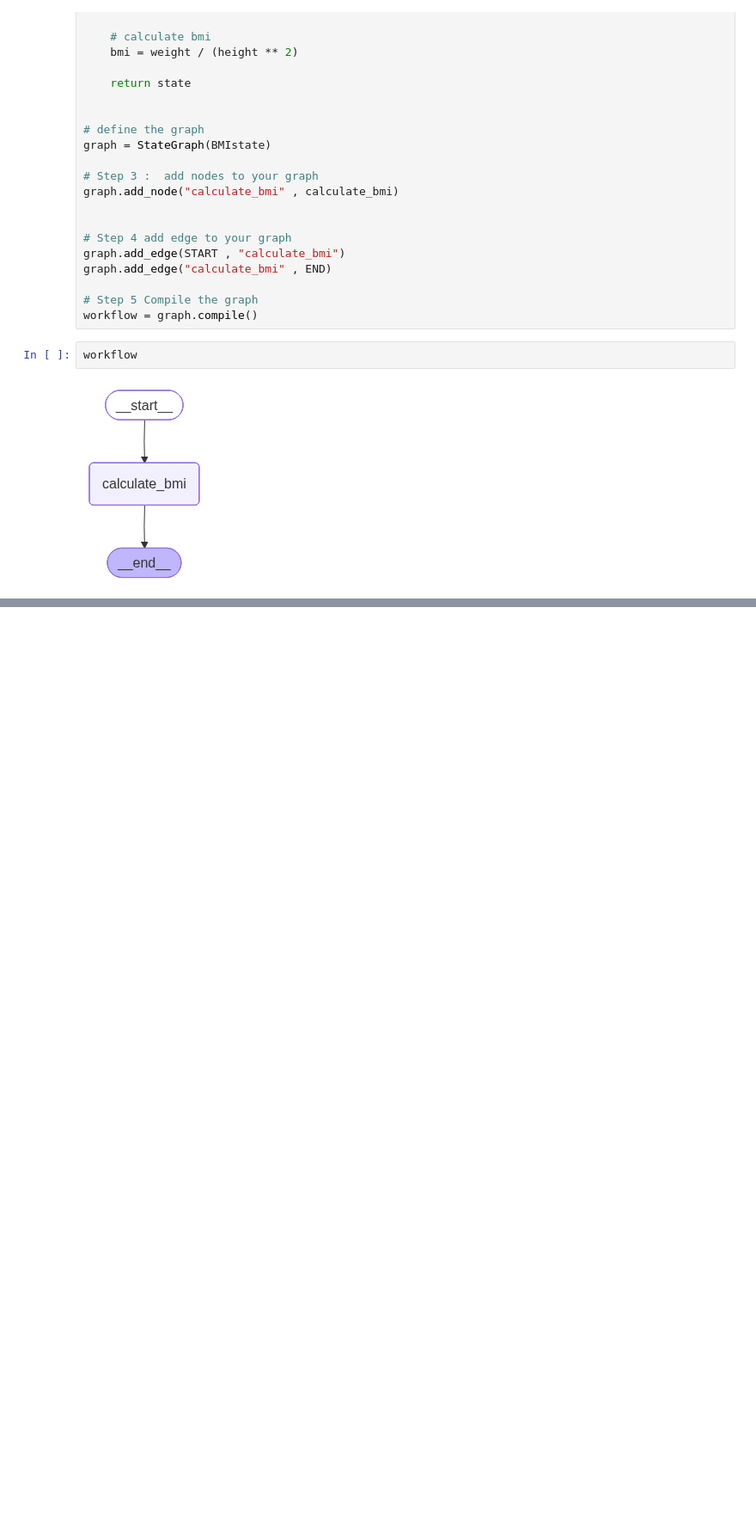
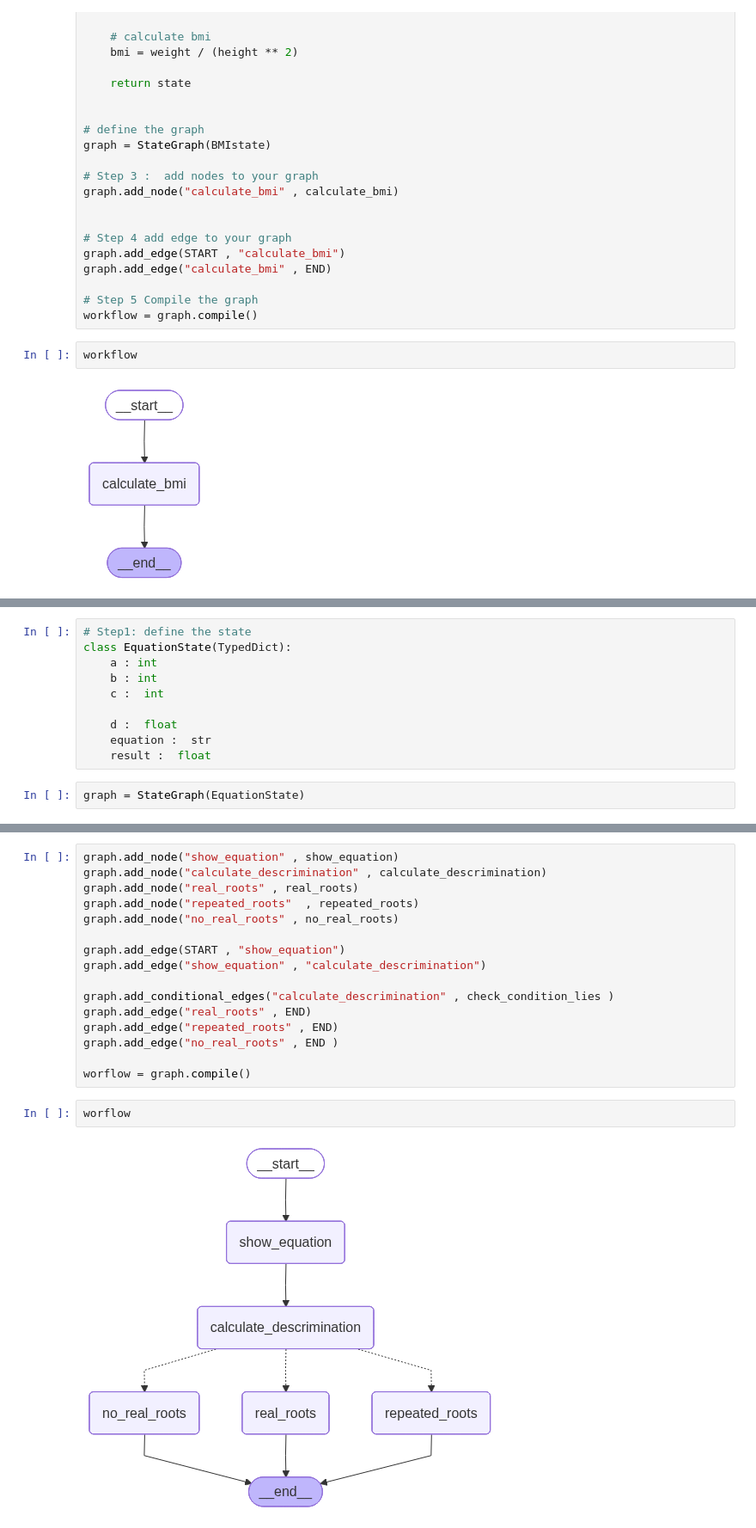
Before and after one commit to tempmukesh/learn-Langchain, a Jupyter notebook: Fuel-Up/test.ipynb, the cells around one changed output, grey strips where cells are left out. Shown at 86% size. Saved outputs shown, nothing was run; the diff lists cells and outputs as text; blank space fills up the shorter version.

```diff
--- a/Fuel-Up/test.ipynb
+++ b/Fuel-Up/test.ipynb
@@ -41,0 +47,12 @@ workflow
+# %%
+# Step1: define the state
+class EquationState(TypedDict):
+    a : int
+    b : int
+    c :  int
+
+    d :  float
+    equation :  str
+    result :  float
+# %%
+graph = StateGraph(EquationState)
@@ -41,0 +100,20 @@ workflow
+# %%
+graph.add_node("show_equation" , show_equation)
+graph.add_node("calculate_descrimination" , calculate_descrimination)
+graph.add_node("real_roots" , real_roots)
+graph.add_node("repeated_roots"  , repeated_roots)
+graph.add_node("no_real_roots" , no_real_roots)
+
+graph.add_edge(START , "show_equation")
+graph.add_edge("show_equation" , "calculate_descrimination")
+
+graph.add_conditional_edges("calculate_descrimination" , check_condition_lies )
+graph.add_edge("real_roots" , END)
+graph.add_edge("repeated_roots" , END)
+graph.add_edge("no_real_roots" , END )
+
+worflow = graph.compile()
+# %%
+worflow
+# %% [output]
+[figure, added]
```
Also changed, not shown: parts of 5 cells of this notebook, 2 other files.
